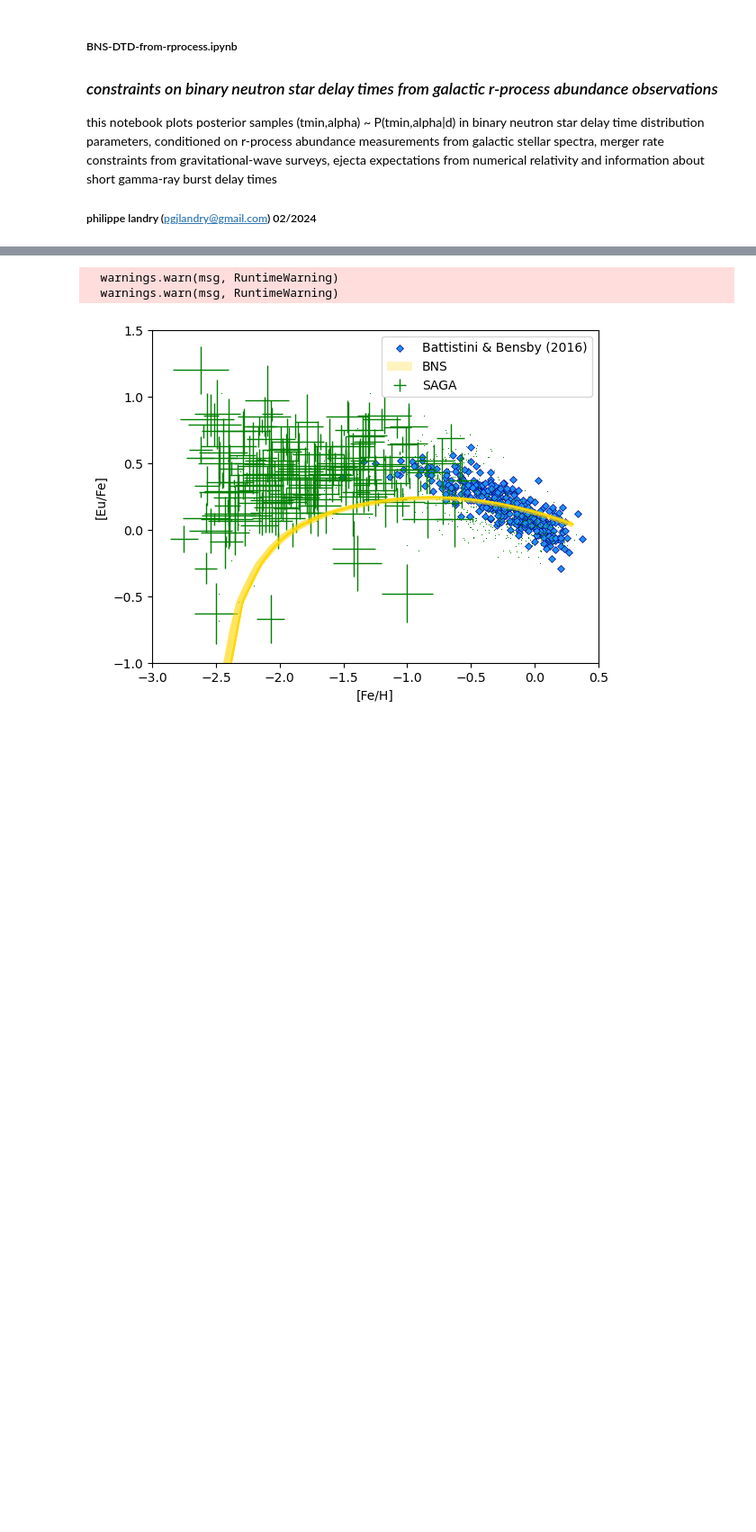
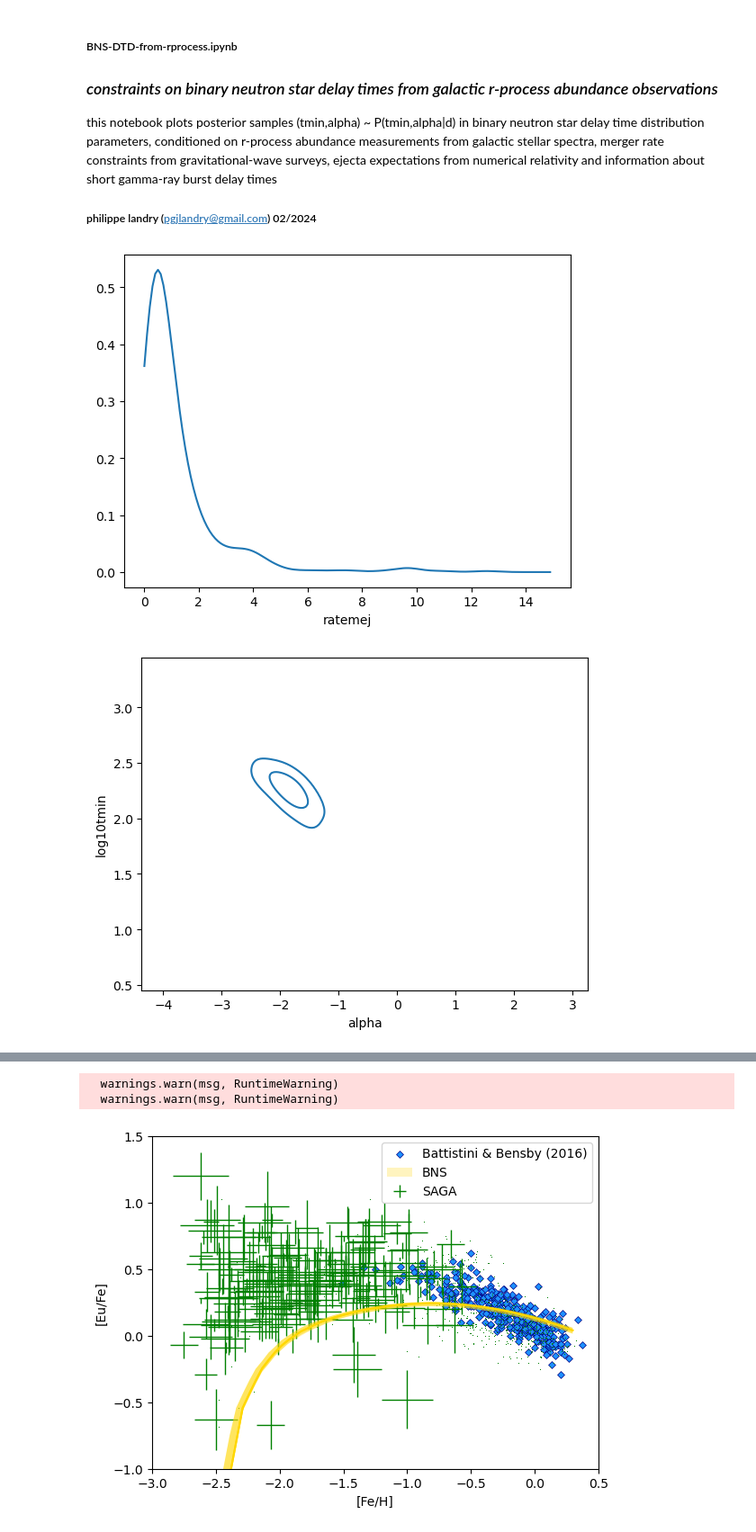
Before and after one commit to landryp/bns-dtd-rproc, a Jupyter notebook: BNS-DTD-from-rprocess.ipynb, the cells around one changed output, grey strips where cells are left out. Shown at 90% size. Saved outputs shown, nothing was run; the diff lists cells and outputs as text; code cells hidden in the pictures; blank space fills up the shorter version.

```diff
--- a/BNS-DTD-from-rprocess.ipynb
+++ b/BNS-DTD-from-rprocess.ipynb
@@ -53,6 +58,30 @@ mejs = mej[idxs]
 
 samples = pd.DataFrame(np.column_stack((alphas,np.log10(tdmins*1e3),rates*mejs*1e6/(1e9*rho_MW)))) # [], [Myr], [MW^-1 Myr^-1]
 samples.columns = ['alpha','log10tmin','ratemej']
+# %%
+# build kdes for alpha-log10tmin and ratemej priors
+
+prior_ratemej = gaussian_kde(samples['ratemej'])
+
+ratemej_grid = np.arange(0.,15.,0.1)
+plt.plot(ratemej_grid,prior_ratemej(ratemej_grid))
+
+plt.xlabel('ratemej')
+plt.show()
+
+prior_alphalog10tmin = gaussian_kde(np.row_stack((samples['alpha'],samples['log10tmin'])))
+
+alpha_grid = np.arange(-3.,2.,0.1)
+log10tmin_grid = np.arange(1.,3.,0.1)
+x,y = np.meshgrid(alpha_grid,log10tmin_grid)
+sns.kdeplot(x=x.ravel(),y=y.ravel(),weights=prior_alphalog10tmin(np.vstack([x.ravel(),y.ravel()])),levels=[0.1,0.5])
+
+plt.xlabel('alpha')
+plt.ylabel('log10tmin')
+plt.show()
+# %% [output]
+[figure, added]
+[figure, added]
 # %%
 # load disk star observations and make gaussian likelihood model for each datapoint
 
```
Also changed, not shown: parts of 5 cells of this notebook.
